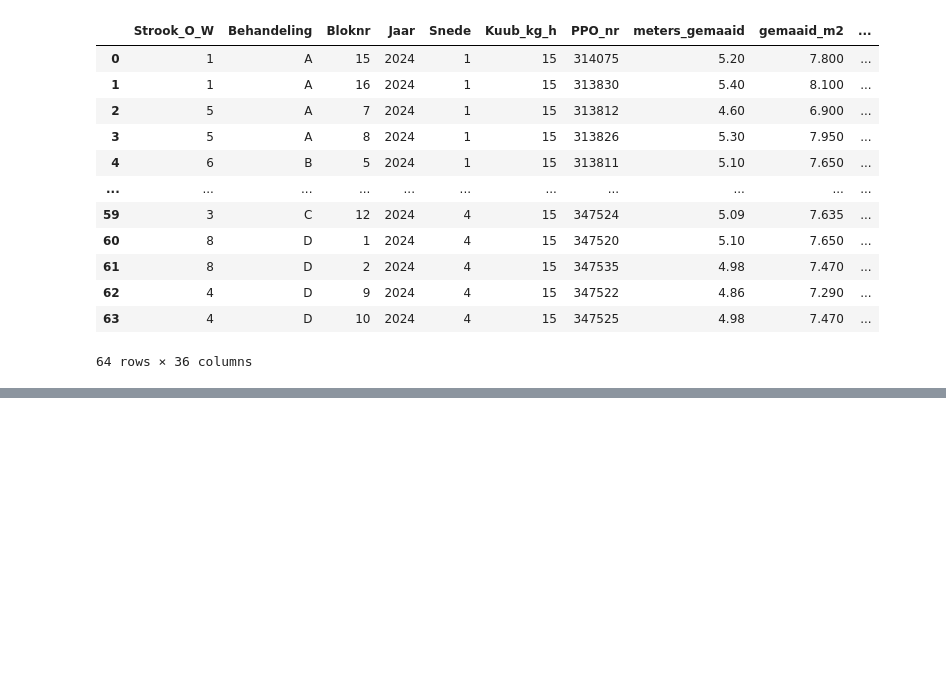
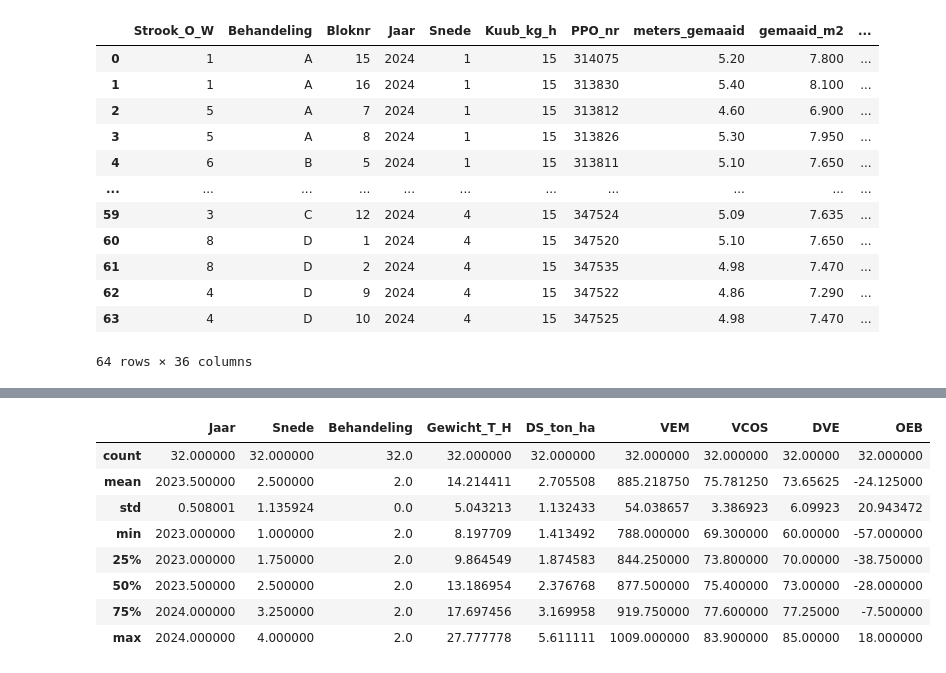
Before and after one commit to Ivarlottman/Dashboard-Regenerative-landbouw, a Jupyter notebook: Logboek/Logboek_Ivar.ipynb, the cells around one changed output, grey strips where cells are left out. Drawn from its saved outputs; the diff is of its cells as text; code cells hidden in the pictures; blank space fills up the shorter version.

```diff
--- a/Logboek/Logboek_Ivar.ipynb
+++ b/Logboek/Logboek_Ivar.ipynb
@@ -137,0 +190,5 @@ decided on statisics method after checking gewicht_t_h and VEM normalisation
+# %%
+corr_dataframe = merged_data.loc[:, ["Jaar", "Snede", "Behandeling", "Gewicht_T_H", "DS_ton_ha","VEM", "VCOS", "DVE", "OEB"]]
+corr_dataframe["Behandeling"] = corr_dataframe["Behandeling"].replace(["A","B","C","D"],[-1,-2,1,2])
+# corr_dataframe["Behandeling"].replace("B",-2)
+corr_dataframe.loc[:,["Behandeling", "Gewicht_T_H", "DS_ton_ha","VEM", "VCOS", "DVE", "OEB"]].corr()
@@ -137,0 +204,10 @@ decided on statisics method after checking gewicht_t_h and VEM normalisation
+# %%
+# selection for cormatrix
+# vertor as row input
+bolean_vector_null = corr_dataframe["Behandeling"] == 2
+# bolean_vector_C = corr_dataframe["Behandeling"] == 1
+corr_dataframe.loc[bolean_vector_null,:]
+
+#corr_dataframe.info()
+df2 = corr_dataframe.loc[bolean_vector_null] #["Behandeling", "Gewicht_T_H", "DS_ton_ha","VEM", "VCOS", "DVE", "OEB"]
+df2.head()
@@ -137,0 +221,13 @@ decided on statisics method after checking gewicht_t_h and VEM normalisation
+# %%
+# discovary standard deviation of 0
+df2.describe()
+# %% [output]
+|  | Jaar | Snede | Behandeling | Gewicht_T_H | DS_ton_ha | VEM | VCOS | DVE | OEB |
+| count | 32.000000 | 32.000000 | 32.0 | 32.000000 | 32.000000 | 32.000000 | 32.000000 | 32.00000 | 32.000000 |
+| mean | 2023.500000 | 2.500000 | 2.0 | 14.214411 | 2.705508 | 885.218750 | 75.781250 | 73.65625 | -24.125000 |
+| std | 0.508001 | 1.135924 | 0.0 | 5.043213 | 1.132433 | 54.038657 | 3.386923 | 6.09923 | 20.943472 |
+| min | 2023.000000 | 1.000000 | 2.0 | 8.197709 | 1.413492 | 788.000000 | 69.300000 | 60.00000 | -57.000000 |
+| 25% | 2023.000000 | 1.750000 | 2.0 | 9.864549 | 1.874583 | 844.250000 | 73.800000 | 70.00000 | -38.750000 |
+| 50% | 2023.500000 | 2.500000 | 2.0 | 13.186954 | 2.376768 | 877.500000 | 75.400000 | 73.00000 | -28.000000 |
+| 75% | 2024.000000 | 3.250000 | 2.0 | 17.697456 | 3.169958 | 919.750000 | 77.600000 | 77.25000 | -7.500000 |
+| max | 2024.000000 | 4.000000 | 2.0 | 27.777778 | 5.611111 | 1009.000000 | 83.900000 | 85.00000 | 18.000000 |
```
Also changed, not shown: parts of 25 cells of this notebook, 9 other files.
